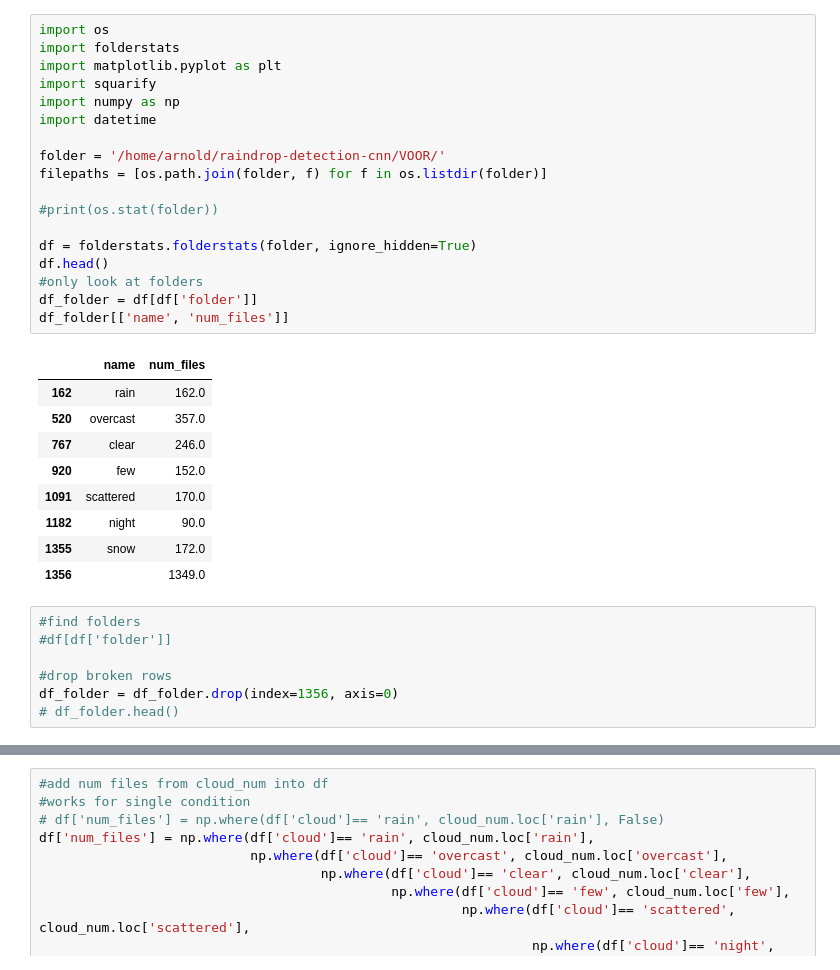
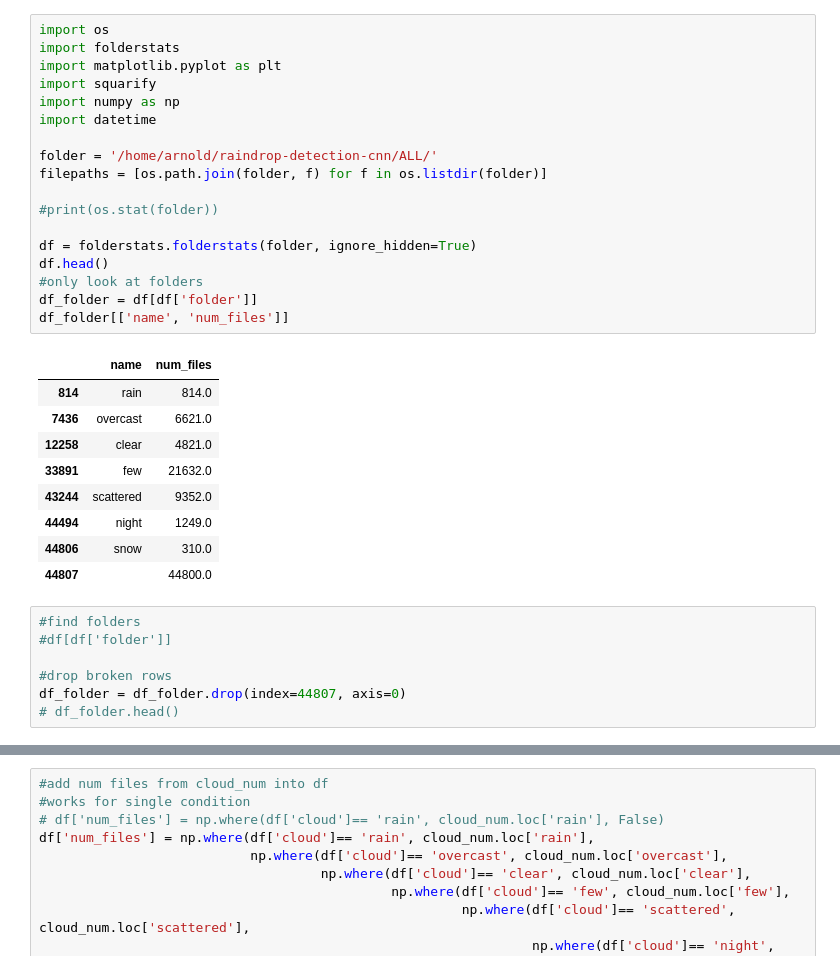
Before and after one commit to arnoldas500/clouds_detection, a Jupyter notebook: category_statistics.ipynb, the cells around one changed output, grey strips where cells are left out. Drawn from its saved outputs; the diff is of its cells as text.

```diff
--- a/category_statistics.ipynb
+++ b/category_statistics.ipynb
@@ -1,37 +1,37 @@
 # %%
 import os
 import folderstats
 import matplotlib.pyplot as plt
 import squarify
 import numpy as np
 import datetime
 
-folder = '/home/arnold/raindrop-detection-cnn/VOOR/'
+folder = '/home/arnold/raindrop-detection-cnn/ALL/'
 filepaths = [os.path.join(folder, f) for f in os.listdir(folder)]
 
 #print(os.stat(folder))
 
 df = folderstats.folderstats(folder, ignore_hidden=True)
 df.head()
 #only look at folders
 df_folder = df[df['folder']]
 df_folder[['name', 'num_files']]
 # %% [output]
 |  | name | num_files |
-| 162 | rain | 162.0 |
-| 520 | overcast | 357.0 |
-| 767 | clear | 246.0 |
-| 920 | few | 152.0 |
-| 1091 | scattered | 170.0 |
-| 1182 | night | 90.0 |
-| 1355 | snow | 172.0 |
-| 1356 |  | 1349.0 |
+| 814 | rain | 814.0 |
+| 7436 | overcast | 6621.0 |
+| 12258 | clear | 4821.0 |
+| 33891 | few | 21632.0 |
+| 43244 | scattered | 9352.0 |
+| 44494 | night | 1249.0 |
+| 44806 | snow | 310.0 |
+| 44807 |  | 44800.0 |
 # %%
 #find folders
 #df[df['folder']]
 
 #drop broken rows
-df_folder = df_folder.drop(index=1356, axis=0)
+df_folder = df_folder.drop(index=44807, axis=0)
 # df_folder.head()
 # %%
 cloud_num = df_folder[['name', 'num_files']]
```
Also changed, not shown: parts of 16 cells of this notebook, 2 other files.
